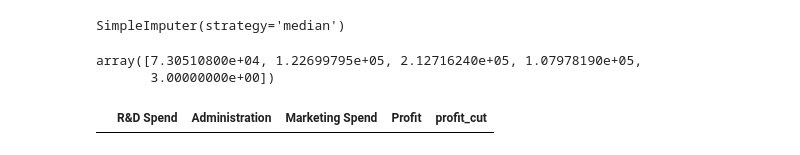
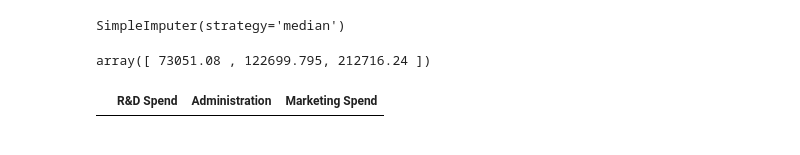
Before and after one commit to SorenHersomNielsen/Mandatory-project, a Jupyter notebook: Untitled.ipynb, the cells around one changed output. Cells and saved outputs as stored; diff of their text form; code cells hidden in the pictures.

```diff
--- a/Untitled.ipynb
+++ b/Untitled.ipynb
@@ -190,4 +190,7 @@ num_pipeline = Pipeline([
         ('std_scaler', StandardScaler()),
     ])
 
+Startups_num = Startups_num.drop("Profit", axis=1)
+Startups_num = Startups_num.drop("profit_cut", axis=1)
+
 Startups_num_tr = num_pipeline.fit_transform(Startups_num)
@@ -198,13 +243,12 @@ SimpleImputer(strategy='median')
 # %%
 imputer.statistics_
 # %% [output]
-array([7.30510800e+04, 1.22699795e+05, 2.12716240e+05, 1.07978190e+05,
-       3.00000000e+00])
+array([ 73051.08 , 122699.795, 212716.24 ])
 # %%
 X = imputer.transform(Startups_num)
-Startups_tr = pd.DataFrame(X, columns=Startups_num.columns,
+Startups_num_tr = pd.DataFrame(X, columns=Startups_num.columns,
                           index=Startups.index)
 # %%
-Startups_tr.loc[sample_incomplete_rows.index.values]
+Startups_num_tr.loc[sample_incomplete_rows.index.values]
 # %% [output]
-|  | R&D Spend | Administration | Marketing Spend | Profit | profit_cut |
+|  | R&D Spend | Administration | Marketing Spend |
```
Also changed, not shown: parts of 10 cells of this notebook.
